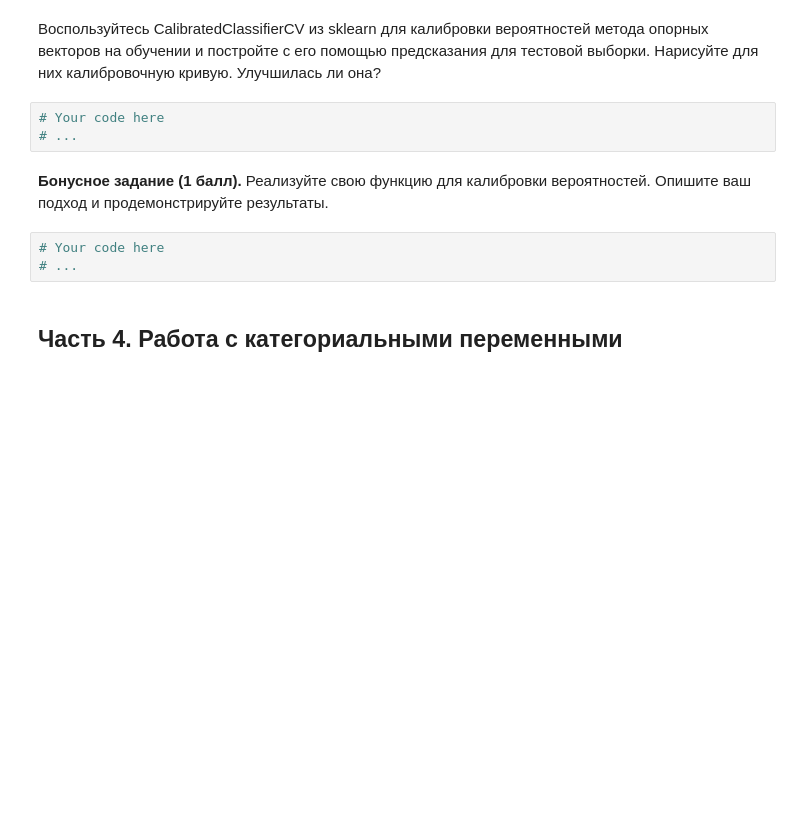
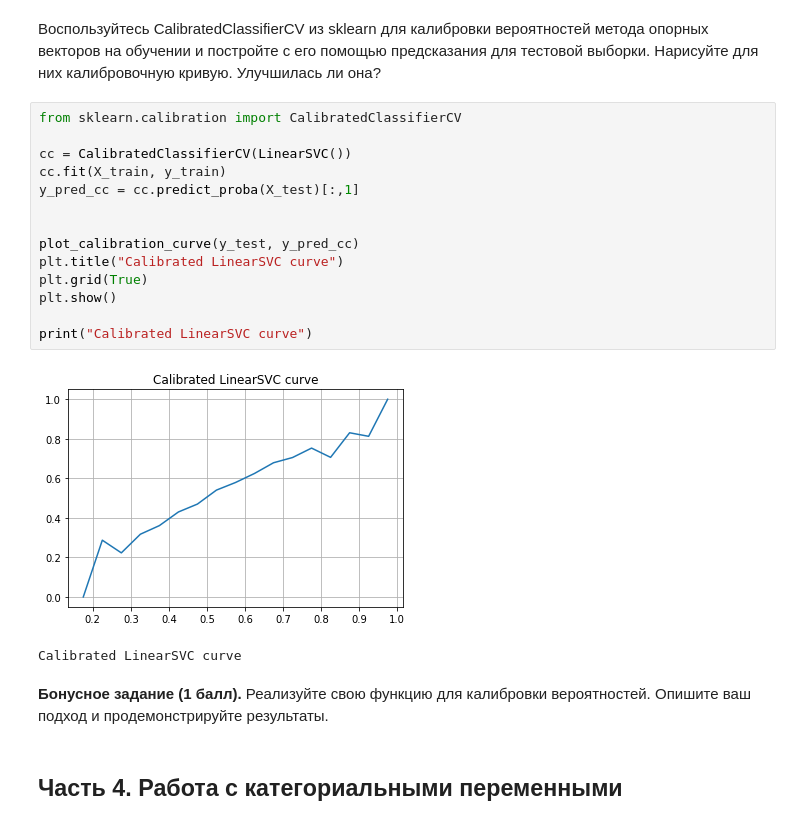
Before and after one commit to Fexion/ML_HW_2, a Jupyter notebook: raw.ipynb, the cells around one changed output. Cells and saved outputs as stored; diff of their text form; blank space fills up the shorter version.

```diff
--- a/raw.ipynb
+++ b/raw.ipynb
@@ -693,13 +731,24 @@ plot_calibration_curve(y_test, y_pred)
 # %% [markdown]
 Воспользуйтесь CalibratedClassifierCV из sklearn для калибровки вероятностей метода опорных векторов на обучении и постройте с его помощью предсказания для тестовой выборки. Нарисуйте для них калибровочную кривую. Улучшилась ли она?
-# %%
-# Your code here
-# ...
+# %%
+from sklearn.calibration import CalibratedClassifierCV
+
+cc = CalibratedClassifierCV(LinearSVC())
+cc.fit(X_train, y_train)
+y_pred_cc = cc.predict_proba(X_test)[:,1]
+
+
+plot_calibration_curve(y_test, y_pred_cc)
+plt.title("Calibrated LinearSVC curve")
+plt.grid(True)
+plt.show()
+
+print("Calibrated LinearSVC curve")
+# %% [output]
+[figure, added]
+Calibrated LinearSVC curve
 # %% [markdown]
 __Бонусное задание (1 балл).__ Реализуйте свою функцию для калибровки вероятностей. Опишите ваш подход и продемонстрируйте результаты.
-# %%
-# Your code here
-# ...
 # %% [markdown]
 ## Часть 4. Работа с категориальными переменными
 # %% [markdown]
```
Also changed, not shown: parts of 11 cells of this notebook.
